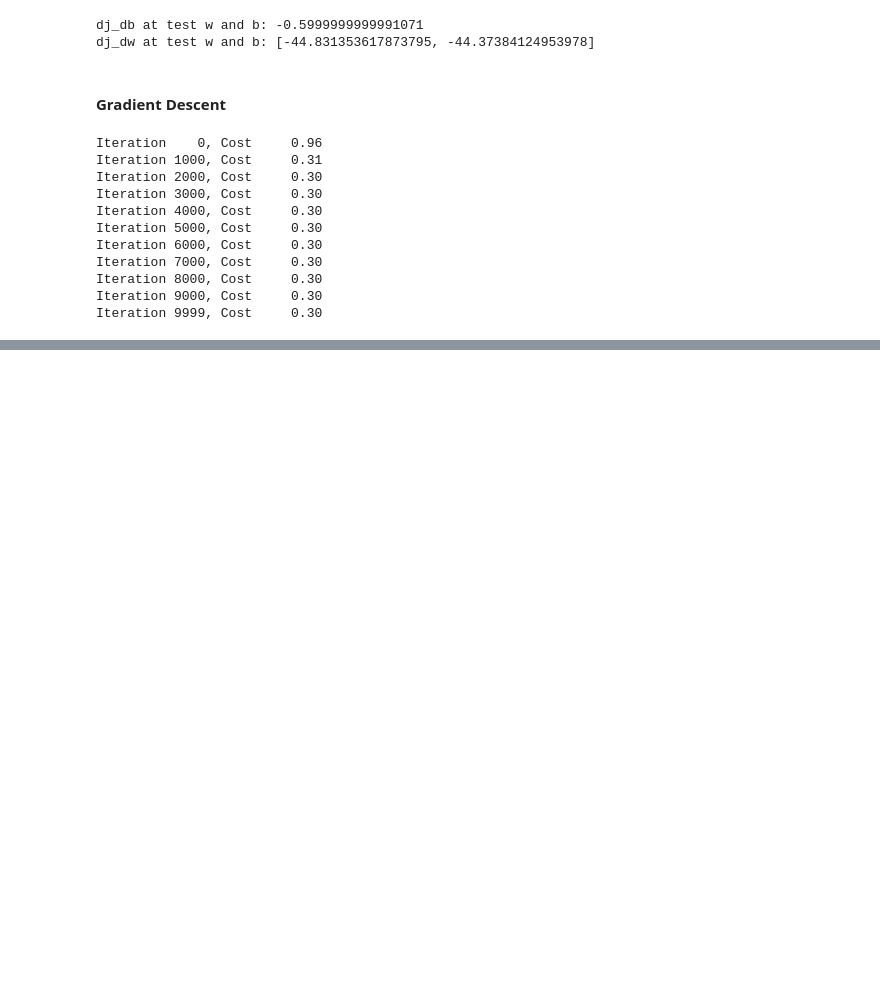
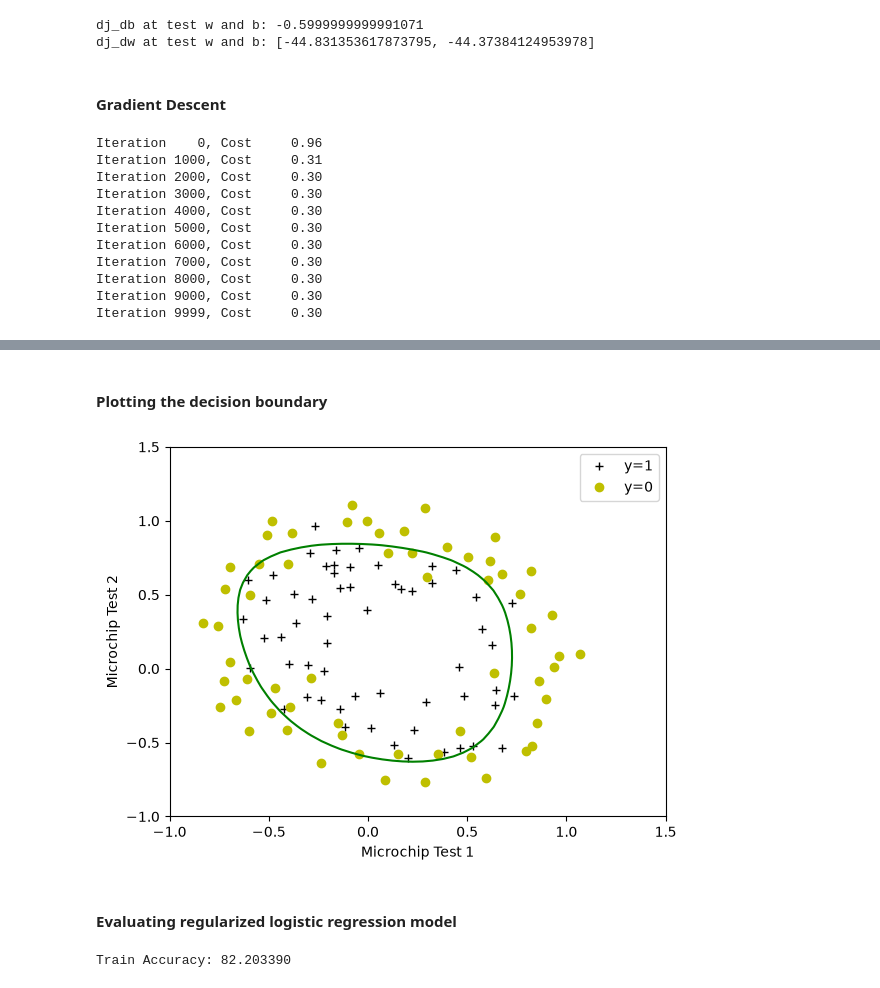
Before and after one commit to Krriisshna/Machine-Learning, a Jupyter notebook: Coursera/Supervised ML (Regression and Classification)/03_Classification/logistic_regression_final.ipynb, the cells around one changed output, grey strips where cells are left out. Saved outputs shown, nothing was run; the diff lists cells and outputs as text; code cells hidden in the pictures; blank space fills up the shorter version.

```diff
--- a/Coursera/Supervised ML (Regression and Classification)/03_Classification/logistic_regression_final.ipynb
+++ b/Coursera/Supervised ML (Regression and Classification)/03_Classification/logistic_regression_final.ipynb
@@ -194,0 +342,22 @@ Iteration 9999, Cost     0.30
+# %%
+def compute_gradient_reg(X,y,w,b, lambda_ = 1):
+    m,n = X.shape
+
+    dj_db, dj_dw = compute_gradient(X,y,w,b)
+
+    for j in range(n):
+        dj_dw_j_reg = (lambda_/m) * w[j]
+        dj_dw[j] = dj_dw[j] + dj_dw_j_reg
+
+    return dj_db, dj_dw
+# %%
+X_mapped = map_feature(X_train[:, 0], X_train[:, 1])
+np.random.seed(1)
+initial_w  = np.random.rand(X_mapped.shape[1]) - 0.5
+initial_b = 0.5
+
+lambda_ = 0.5
+dj_db, dj_dw = compute_gradient_reg(X_mapped, y_train, initial_w, initial_b, lambda_)
+
+print(f"dj_db: {dj_db}", )
+print(f"First few elements of regularized dj_dw:\n {dj_dw[:4].tolist()}", )
@@ -194,0 +370,15 @@ Iteration 9999, Cost     0.30
+# %%
+np.random.seed(1)
+initial_w = np.random.rand(X_mapped.shape[1])-0.5
+initial_b = 1.
+
+# Set regularization parameter lambda_ (you can try varying this)
+lambda_ = 0.01
+
+# Some gradient descent settings
+iterations = 10000
+alpha = 0.01
+
+w,b, J_history,_ = gradient_descent(X_mapped, y_train, initial_w, initial_b,
+                                    compute_cost_reg, compute_gradient_reg,
+                                    alpha, iterations, lambda_)
@@ -194,0 +397,20 @@ Iteration 9999, Cost     0.30
+# %% [markdown]
+#### Plotting the decision boundary
+# %%
+plot_decision_boundary(w, b, X_mapped, y_train)
+# Set the y-axis label
+plt.ylabel('Microchip Test 2')
+# Set the x-axis label
+plt.xlabel('Microchip Test 1')
+plt.legend(loc="upper right")
+plt.show()
+# %% [output]
+[figure, added]
+# %% [markdown]
+#### Evaluating regularized logistic regression model
+# %%
+p = predict(X_mapped, w, b)
+
+print('Train Accuracy: %f'%(np.mean(p == y_train) * 100))
+# %% [output]
+Train Accuracy: 82.203390
```
Also changed, not shown: parts of 26 cells of this notebook, 3 other files.
